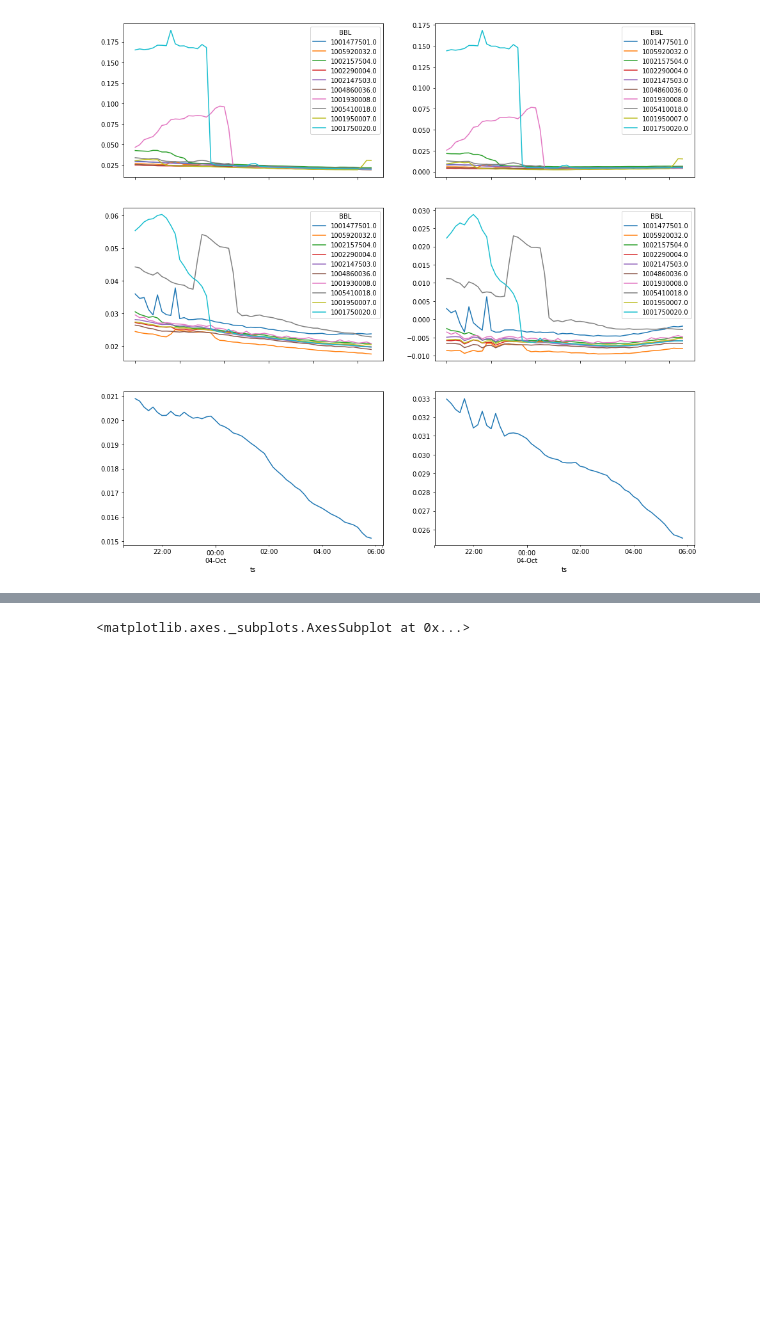
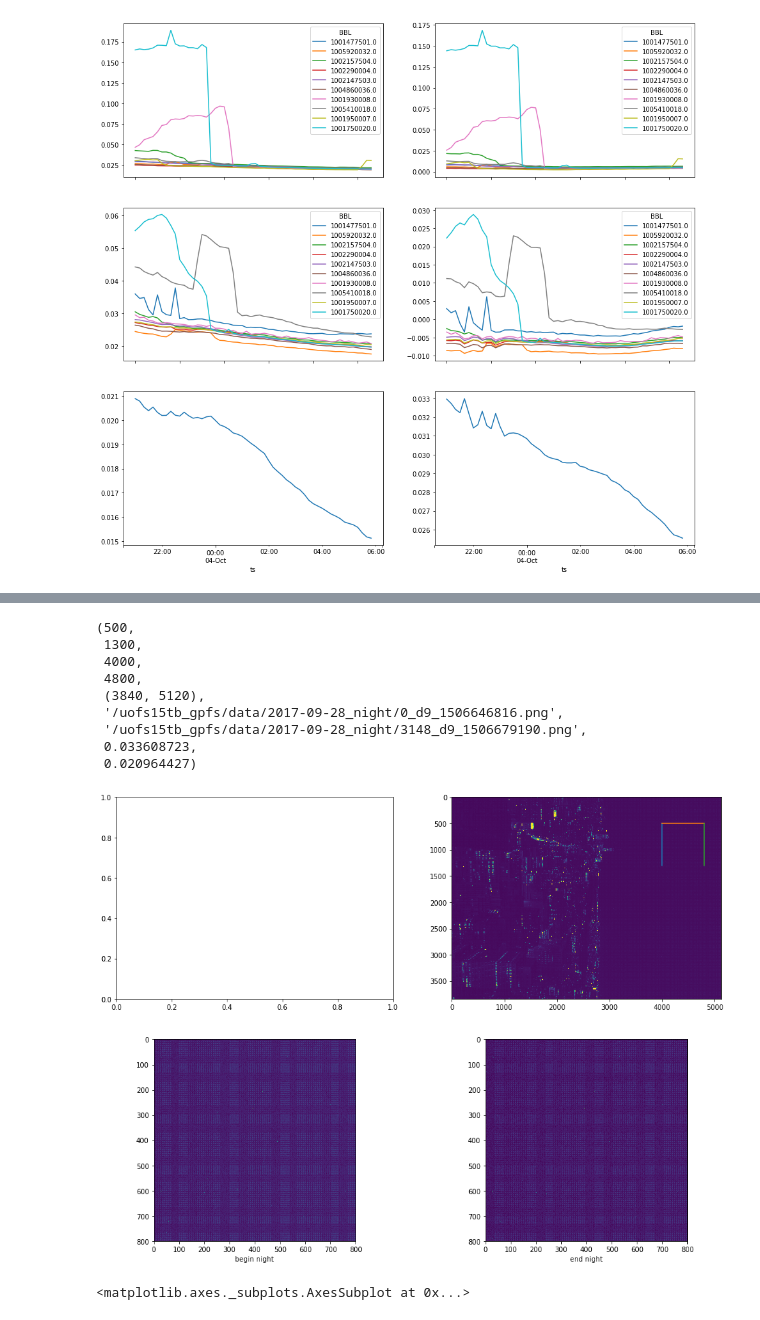
Before and after one commit to cmoscardi/independent_2018, a Jupyter notebook: image/zeropoint_and_more_nn.ipynb, the cells around one changed output, grey strips where cells are left out. Cells and saved outputs as stored; diff of their text form; code cells hidden in the pictures; blank space fills up the shorter version.

```diff
--- a/image/zeropoint_and_more_nn.ipynb
+++ b/image/zeropoint_and_more_nn.ipynb
@@ -141,3 +143,36 @@ y1, y2, x1, x2, plt.imread(ims[0]).shape, ims[0], ims[-1], plt.imread(ims[0])[y1
+# %%
+import weather
+from importlib import reload
+reload(weather)
+
+night="2017-09-28"
+fig, axes = plt.subplots(2, 2, figsize=(16, 12))
+(ax1, ax2, ax3, ax4) = axes.flatten()
+#zeropoint_d9["avg"].plot(ax=ax1)
+ims = weather.images_for_night(night, 'd9')
+ax2.imshow(plt.imread(ims[0]))
+x1, x2, y1, y2 = weather.d9_skypatch
+y1, y2, x1, x2, = weather.d9_skypatch_v2
+ax2.plot( [x1, x1], [y1, y2])
+ax2.plot( [x1, x2], [y1, y1],)
+ax2.plot([x2, x2], [y1, y2])
+#ax2.plot([x1, x2], [y2, y2])
+ax3.imshow(plt.imread(ims[0])[y1:y2, x1:x2])
+ax3.set_xlabel("begin night")
+ax4.imshow(plt.imread(ims[-1])[y1:y2, x1:x2])
+ax4.set_xlabel("end night")
+y1, y2, x1, x2, plt.imread(ims[0]).shape, ims[0], ims[-1], plt.imread(ims[0])[y1:y2, x1:x2].mean(), plt.imread(ims[-1])[y1:y2, x1:x2].mean()
+# %% [output]
+(500,
+ 1300,
+ 4000,
+ 4800,
+ (3840, 5120),
+ '/uofs15tb_gpfs/data/2017-09-28_night/0_d9_1506646816.png',
+ '/uofs15tb_gpfs/data/2017-09-28_night/3148_d9_1506679190.png',
+ 0.033608723,
+ 0.020964427)
+[figure, added]
 # %%
 fig, (ax1, ax2) = plt.subplots(1, 2, figsize=(16, 5))
 samp = np.random.choice(final_light_d9.columns, 10, replace=False)
```
Also changed, not shown: parts of 5 cells of this notebook, 7 other files.
